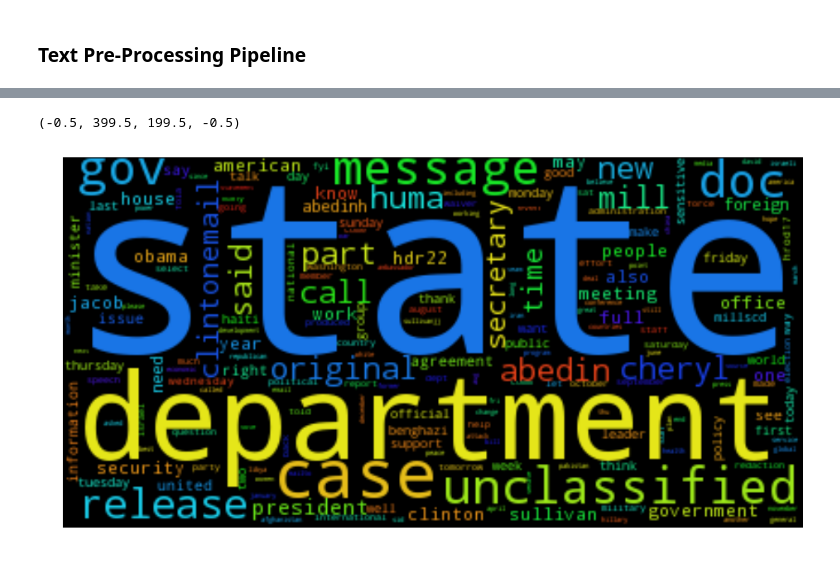
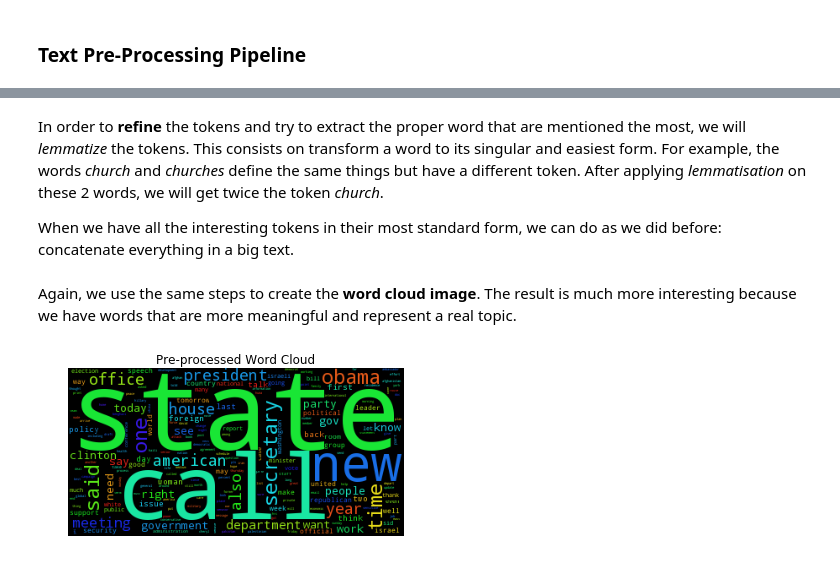
Before and after one commit to Symsystem/adaepflHomework, a Jupyter notebook: 05 - Taming Text/Ex01 - Taming Text.ipynb, the cells around one changed output, grey strips where cells are left out. Cells and saved outputs as stored; diff of their text form; code cells hidden in the pictures.

```diff
--- a/05 - Taming Text/Ex01 - Taming Text.ipynb
+++ b/05 - Taming Text/Ex01 - Taming Text.ipynb
@@ -13,7 +15,10 @@ from wordcloud import WordCloud
 # %%
 path_emails = 'hillary-clinton-emails/Emails.csv'
 
-emails = pd.read_csv(path_emails)
+emails = pd.read_csv(path_emails, usecols=['ExtractedSubject', 'ExtractedBodyText'])
+emails.fillna(' ', inplace = True)
+emails['subject_body'] = emails['ExtractedSubject'] + ' ' + emails['ExtractedBodyText']
+emails_raw = np.asarray(emails['subject_body'])
 
 # concatenate all emails in one string
-emails_raw_text = ' '.join(np.array(emails['RawText']))
+emails_raw_text = ' '.join(np.array(emails['subject_body']))
@@ -55,27 +70,37 @@ lowercase_tokens = [token.lower() for token in tokens]
 stop_words = set(stopwords.words('english'))
 
 # list of words related to emails
-stopwords_emails = ['sent', 'from', 'to', 'subject', 'fw', 'fwd', 'fvv', 'cc', 'bcc', 'attachments', 're', 'date', 'html', 'php']
-
+stopwords_emails = ['fyi', 'fm', 'am', 'pm', 'n\'t', 'sent', 'from', 'to', 'subject', 'fw', 'fwd', 'fvv',
+                    'cc', 'bcc', 'attachments', 're', 'date', 'html', 'php']
 stop_words.update(stopwords_emails)
 
 # stopwords removal
-# filtered_tokens = [token for token in tokens if token.lower() not in stop_words]
 filtered_tokens = [token for token in lowercase_tokens if token not in stop_words]
 
 # remove tokens that are too short
 clean_tokens = [token for token in filtered_tokens if len(token) > 2]
-
-# concatenate all tokens in one string
-emails_clean_text = ' '.join(clean_tokens)
+# %% [markdown]
+In order to **refine** the tokens and try to extract the proper word that are mentioned the most, we will *lemmatize* the tokens. This consists on transform a word to its singular and easiest form. For example, the words *church* and *churches* define the same things but have a different token. After applying *lemmatisation* on these 2 words, we will get twice the token *church*.
+
+When we have all the interesting tokens in their most standard form, we can do as we did before: concatenate everything in a big text.
+# %%
+from nltk.stem import WordNetLemmatizer
+
+wnl = WordNetLemmatizer()
+lemmatized = [wnl.lemmatize(token) for token in clean_tokens]
+
+# concatenate all tokens in one string
+emails_clean_text = ' '.join(lemmatized)
+# %% [markdown]
+Again, we use the same steps to create the **word cloud image**. The result is much more interesting because we have words that are more meaningful and represent a real topic.
 # %%
 # generate wordcloud after pre-processing the text
 wordcloud_clean = WordCloud().generate(emails_clean_text)
 
 # display the wordcloud
-plt.figure(figsize=(16, 9))
 plt.imshow(wordcloud_clean)
 plt.axis('off')
+plt.title('Pre-processed Word Cloud')
+plt.show()
 # %% [output]
-(-0.5, 399.5, 199.5, -0.5)
-[figure, old version]
+[figure, new version]
```
Also changed, not shown: parts of 6 cells of this notebook, 2 other files.
